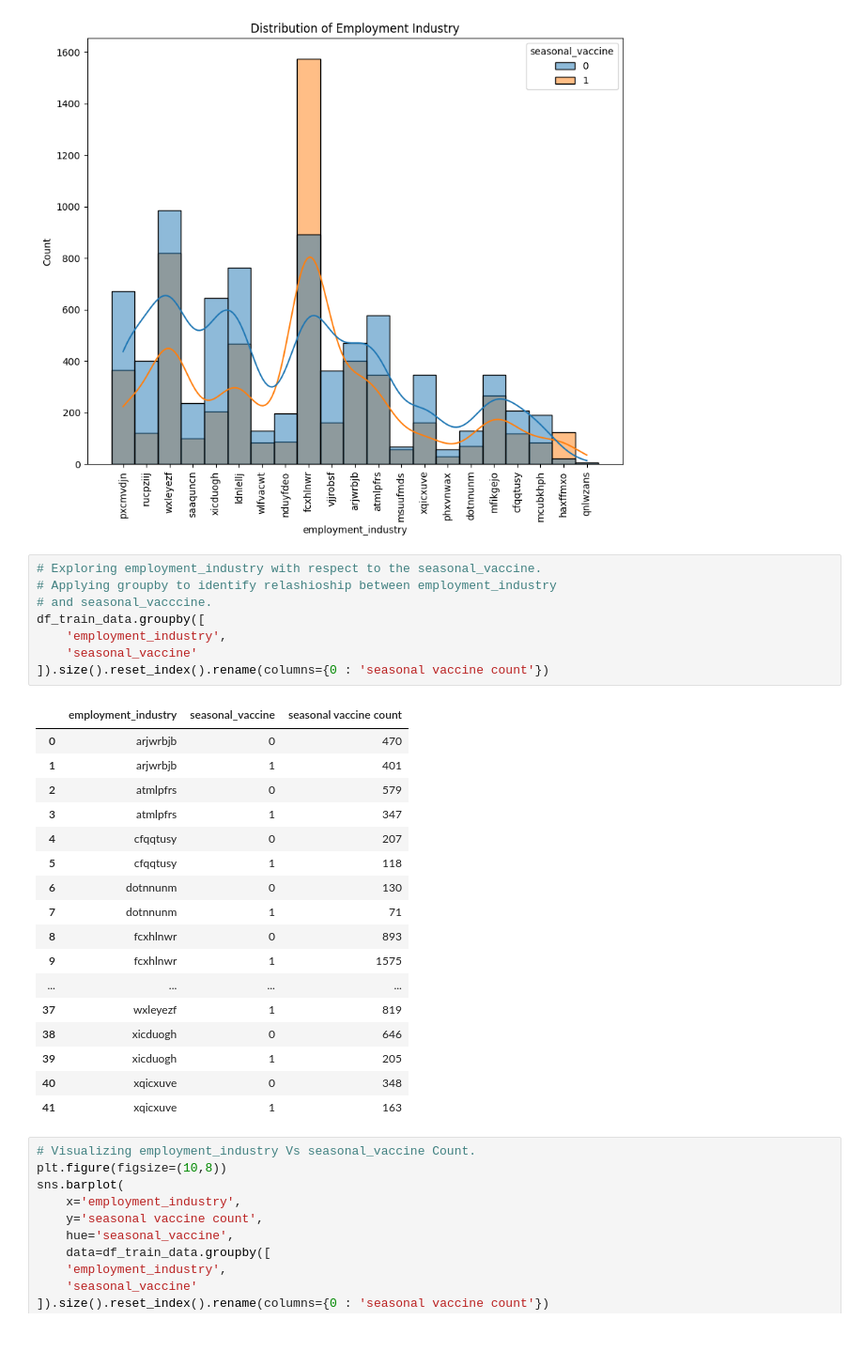
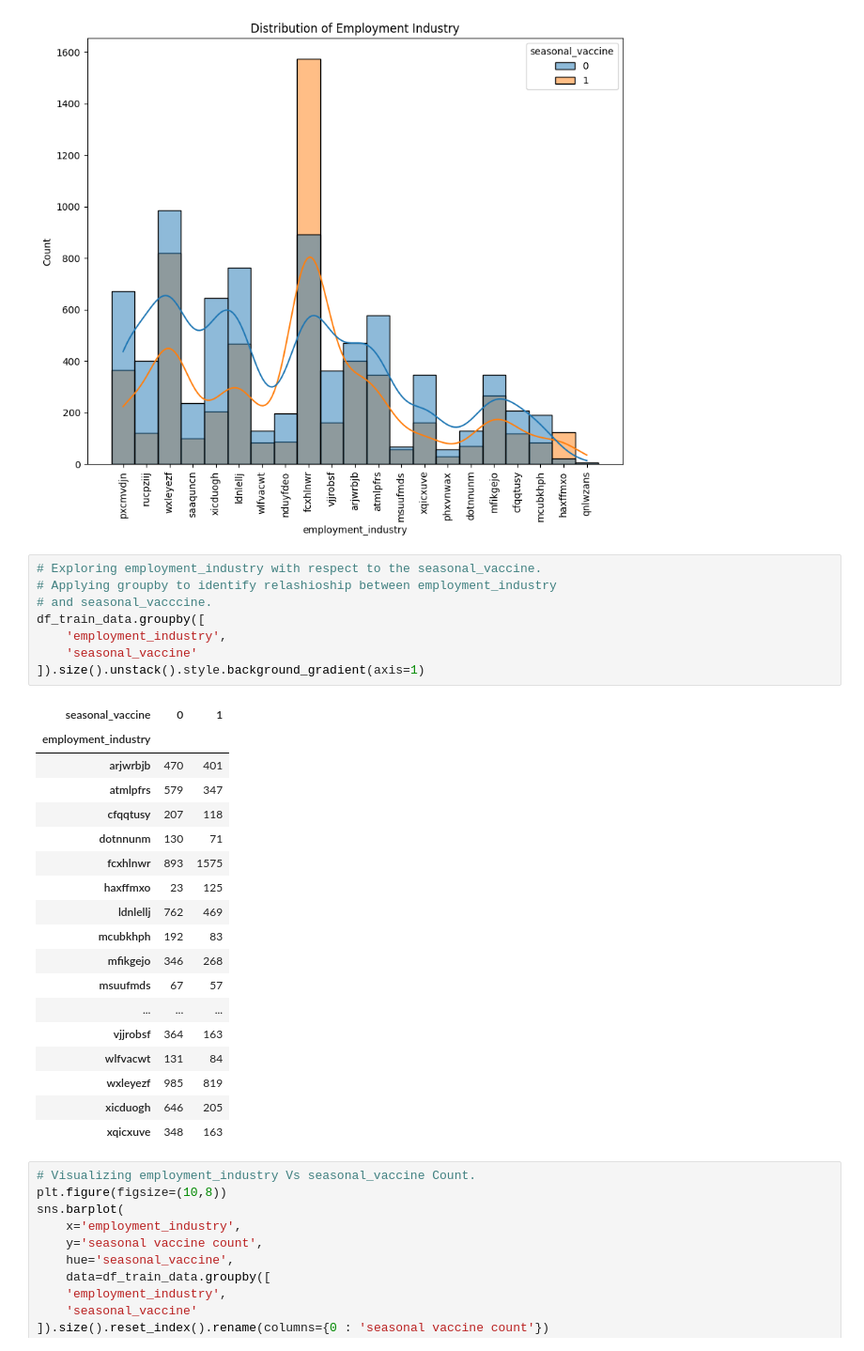
Before and after one commit to DhammikePremachandra/Predicting-H1N1-and-Seasonal-Flu-Vaccines, a Jupyter notebook: Predict_H1N1_Flu.ipynb, the cells around one changed output. Shown at 94% size. Saved outputs shown, nothing was run; the diff lists cells and outputs as text.

```diff
--- a/Predict_H1N1_Flu.ipynb
+++ b/Predict_H1N1_Flu.ipynb
@@ -407,29 +462,30 @@ plt.show()
 # %%
 # Exploring employment_industry with respect to the seasonal_vaccine.
 # Applying groupby to identify relashioship between employment_industry
 # and seasonal_vacccine.
 df_train_data.groupby([
     'employment_industry',
     'seasonal_vaccine'
-]).size().reset_index().rename(columns={0 : 'seasonal vaccine count'})
+]).size().unstack().style.background_gradient(axis=1)
 # %% [output]
-|  | employment_industry | seasonal_vaccine | seasonal vaccine count |
-| 0 | arjwrbjb | 0 | 470 |
-| 1 | arjwrbjb | 1 | 401 |
-| 2 | atmlpfrs | 0 | 579 |
-| 3 | atmlpfrs | 1 | 347 |
-| 4 | cfqqtusy | 0 | 207 |
-| 5 | cfqqtusy | 1 | 118 |
-| 6 | dotnnunm | 0 | 130 |
-| 7 | dotnnunm | 1 | 71 |
-| 8 | fcxhlnwr | 0 | 893 |
-| 9 | fcxhlnwr | 1 | 1575 |
-| ... | ... | ... | ... |
-| 37 | wxleyezf | 1 | 819 |
-| 38 | xicduogh | 0 | 646 |
-| 39 | xicduogh | 1 | 205 |
-| 40 | xqicxuve | 0 | 348 |
-| 41 | xqicxuve | 1 | 163 |
+| seasonal_vaccine | 0 | 1 |
+| employment_industry |  |  |
+| arjwrbjb | 470 | 401 |
+| atmlpfrs | 579 | 347 |
+| cfqqtusy | 207 | 118 |
+| dotnnunm | 130 | 71 |
+| fcxhlnwr | 893 | 1575 |
+| haxffmxo | 23 | 125 |
+| ldnlellj | 762 | 469 |
+| mcubkhph | 192 | 83 |
+| mfikgejo | 346 | 268 |
+| msuufmds | 67 | 57 |
+| ... | ... | ... |
+| vjjrobsf | 364 | 163 |
+| wlfvacwt | 131 | 84 |
+| wxleyezf | 985 | 819 |
+| xicduogh | 646 | 205 |
+| xqicxuve | 348 | 163 |
 # %%
 # Visualizing employment_industry Vs seasonal_vaccine Count.
 plt.figure(figsize=(10,8))
```
Also changed, not shown: parts of 48 cells of this notebook.
